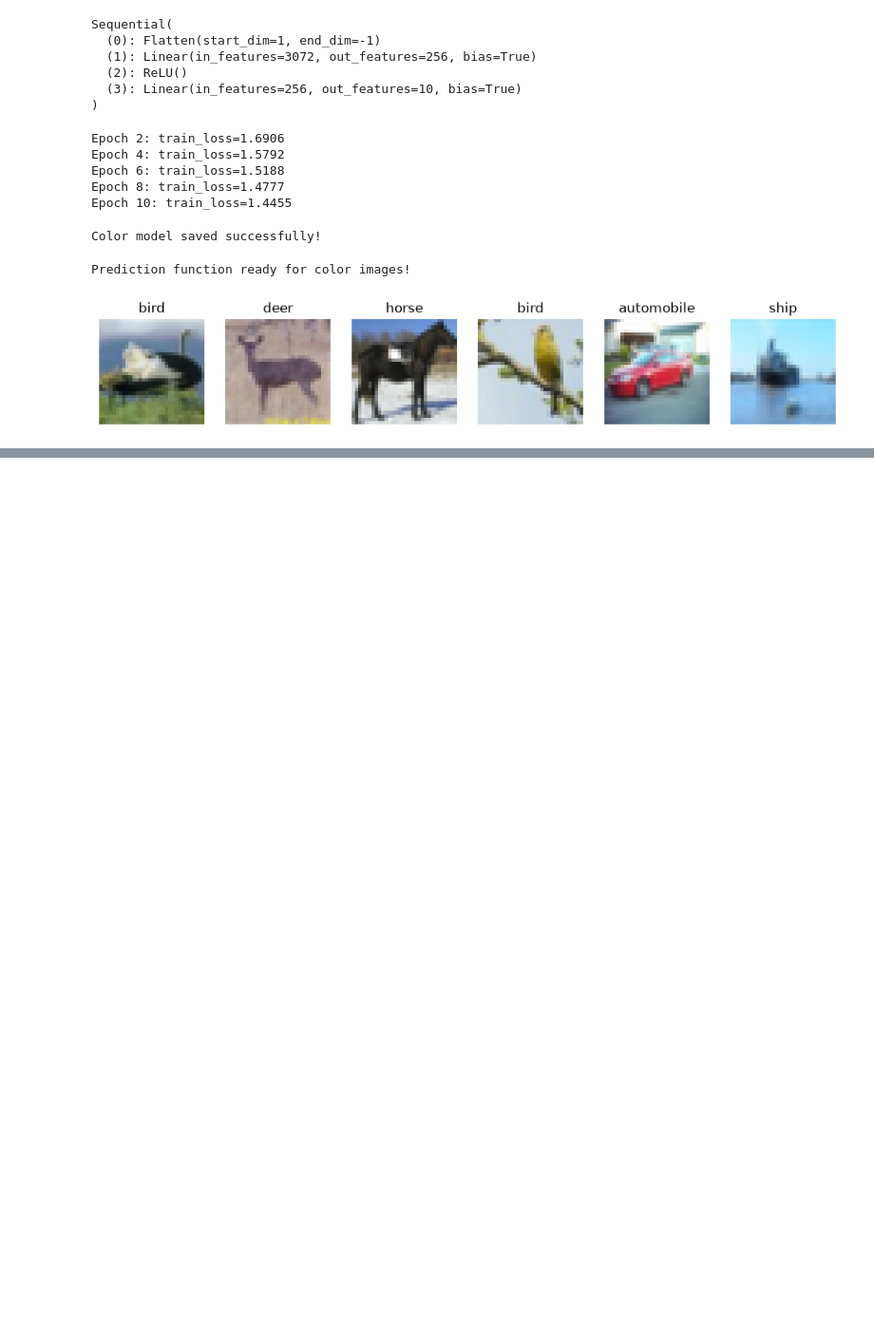
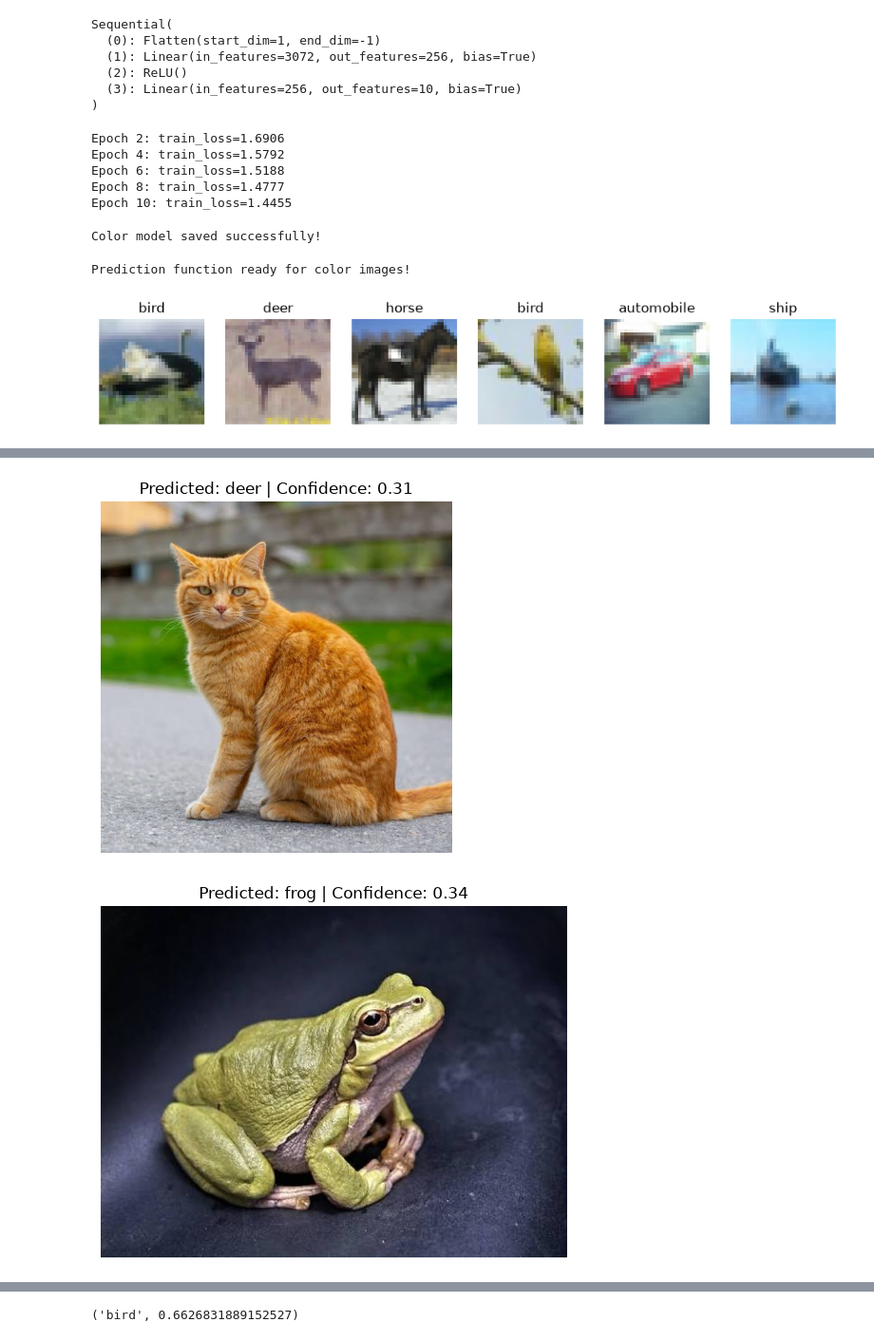
Before and after one commit to Aphilox/ICD311_NeuralNetworks_lab, a Jupyter notebook: notebooks/05_color_custom_image_inference.ipynb, the cells around one changed output, grey strips where cells are left out. Shown at 95% size. Saved outputs shown, nothing was run; the diff lists cells and outputs as text; code cells hidden in the pictures; blank space fills up the shorter version.

```diff
--- a/notebooks/05_color_custom_image_inference.ipynb
+++ b/notebooks/05_color_custom_image_inference.ipynb
@@ -142,0 +152,11 @@ plt.show()
+# %%
+# Test the downloaded animal images in the COLOR notebook
+predict_custom_color_image("Cat.jpg")
+predict_custom_color_image("frog.jpg")
+predict_custom_color_image("lion.jpg")
+predict_custom_color_image("snake.jpg")
+predict_custom_color_image("Truck.jpg")
+predict_custom_color_image("Dog.jpg")
+# %% [output]
+[figure, added]
+[figure, added]
@@ -142,0 +167 @@ plt.show()
+('bird', 0.6626831889152527)
```
Also changed, not shown: parts of 4 cells of this notebook, 10 other files.
